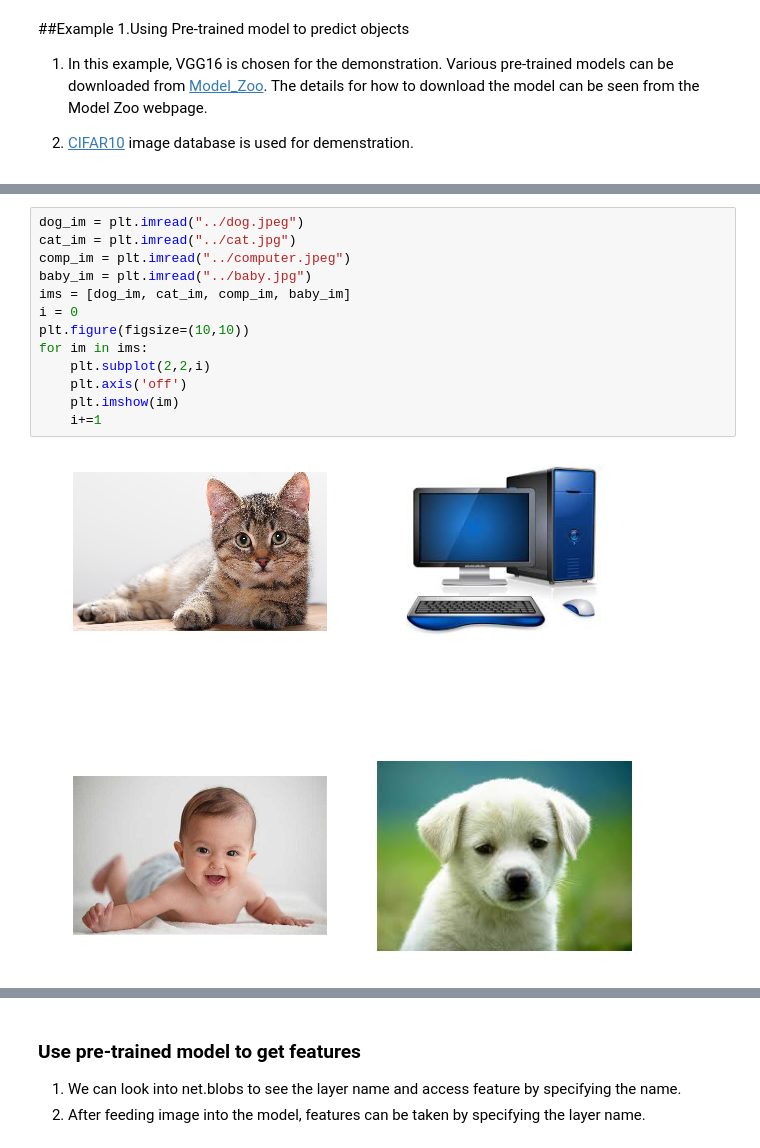
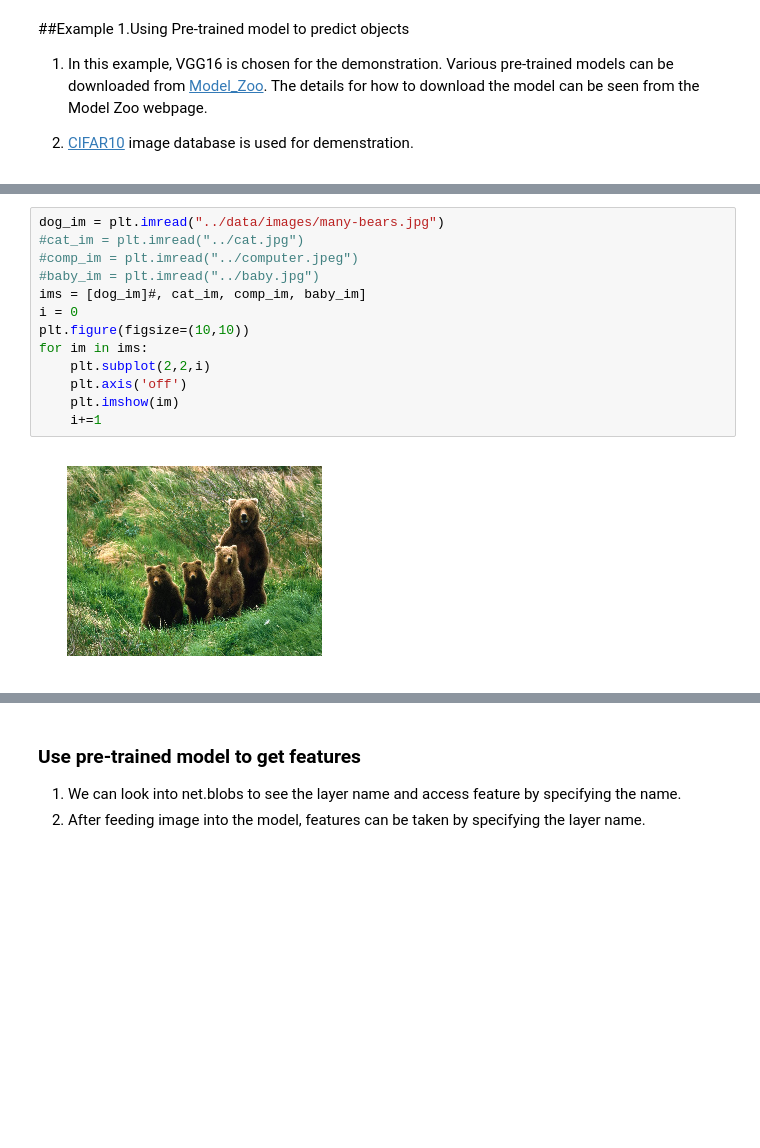
Before and after one commit to dolaameng/deeplearning-exploration, a Jupyter notebook: notebooks/Tutorial-Caffe.ipynb, the cells around one changed output, grey strips where cells are left out. Drawn from its saved outputs; the diff is of its cells as text; blank space fills up the shorter version.

```diff
--- a/notebooks/Tutorial-Caffe.ipynb
+++ b/notebooks/Tutorial-Caffe.ipynb
@@ -26,18 +26,18 @@ Wall time: 1.23 s
 # %%
-dog_im = plt.imread("../dog.jpeg")
-cat_im = plt.imread("../cat.jpg")
-comp_im = plt.imread("../computer.jpeg")
-baby_im = plt.imread("../baby.jpg")
-ims = [dog_im, cat_im, comp_im, baby_im]
+dog_im = plt.imread("../data/images/many-bears.jpg")
+#cat_im = plt.imread("../cat.jpg")
+#comp_im = plt.imread("../computer.jpeg")
+#baby_im = plt.imread("../baby.jpg")
+ims = [dog_im]#, cat_im, comp_im, baby_im]
 i = 0
 plt.figure(figsize=(10,10))
 for im in ims:
     plt.subplot(2,2,i)
     plt.axis('off')
     plt.imshow(im)
     i+=1
 # %% [output]
-[figure, old version]
+[figure, new version]
 # %%
 from skimage.transform import resize
 ims_resized = [resize(im,(227,227)) for im in ims]
```
Also changed, not shown: parts of 3 cells of this notebook, 1 other file.
